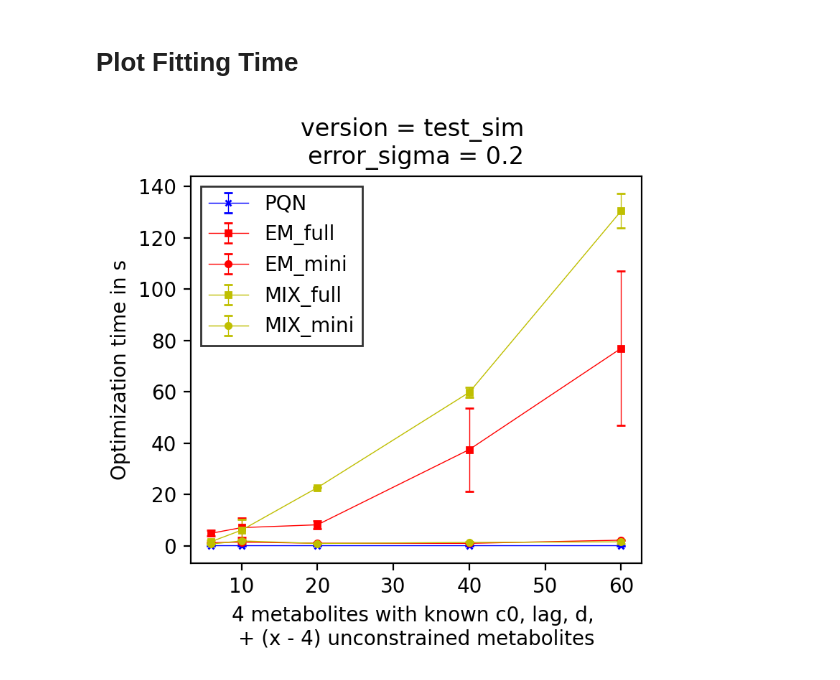
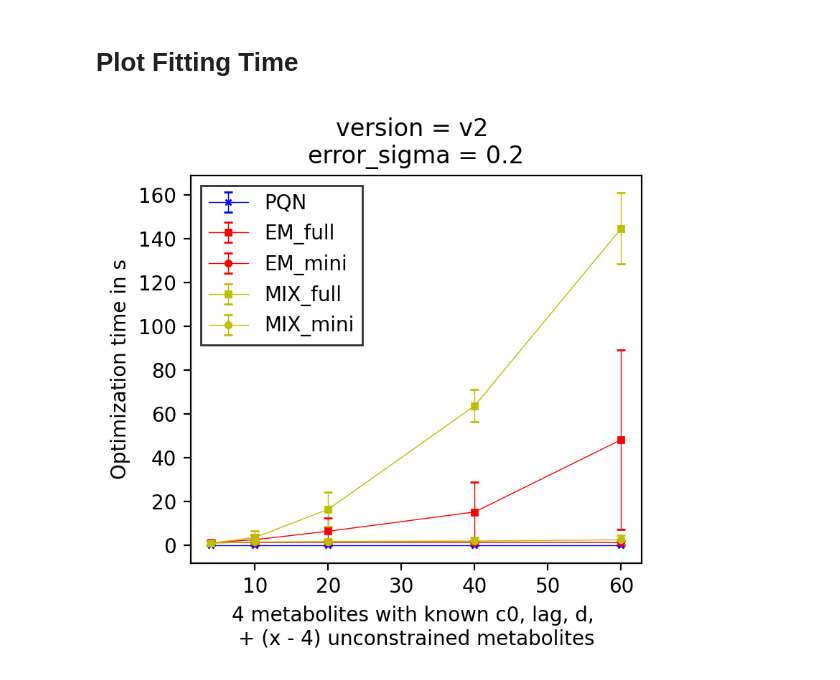
Before and after one commit to Gotsmy/sweat_normalization, a Jupyter notebook: Simulation_Analysis.ipynb, the cells around one changed output. Saved outputs shown, nothing was run; the diff lists cells and outputs as text; code cells hidden in the pictures.

Commit message:
removed redundant test simulations.

```diff
--- a/Simulation_Analysis.ipynb
+++ b/Simulation_Analysis.ipynb
@@ -100,7 +100,7 @@ def plot_performance(diagnosis_name,results_sv):
 
     # significances
     tmp_dic = {'PQN':tmp_pqn,'EM_full':tmp_em_full,'EM_mini':tmp_em_mini,'MIX_full':tmp_mix_full,'MIX_mini':tmp_mix_mini}
-    tmp_dic = {'PQN':0,'EM_full':1,'EM_mini':2,'MIX_full':3,'MIX_mini':4}
+    tmp_loc = {'PQN':0,'EM_full':1,'EM_mini':2,'MIX_full':3,'MIX_mini':4}
     if np.max([tmp_pqn,tmp_em_full,tmp_em_mini,tmp_mix_full,tmp_mix_mini]) > maximum:
         maximum = np.max([tmp_pqn,tmp_em_full,tmp_em_mini,tmp_mix_full,tmp_mix_mini])
     height          = maximum*1.1
@@ -110,12 +110,12 @@ def plot_performance(diagnosis_name,results_sv):
     for i,j in combinations(tmp_dic.keys(),2):
         test_result = ss.mannwhitneyu(tmp_dic[i],tmp_dic[j])
         if test_result.pvalue <= .05:
-                plt.plot(np.array([tmp_loc[i],tmp_loc[i],tmp_loc[j],tmp_loc[j]])+nr*3,
+                plt.plot(np.array([tmp_loc[i],tmp_loc[i],tmp_loc[j],tmp_loc[j]]),
                          [height-maximum*bracket_size,height,height,height-maximum*bracket_size],
                          'k',
                          linewidth=.5
                         )
-                plt.text(np.mean([tmp_loc[i],tmp_loc[j]])+nr*3,
+                plt.text(np.mean([tmp_loc[i],tmp_loc[j]]),
                          height+maximum*text_offset,
                          significance_star(test_result.pvalue),
                          ha='center',
@@ -156,7 +156,7 @@ def plot_points(diagnosis_name,results_sv):
 # %%
 # load data
 error_sigma   = .2
-n_metabolites = 4
+n_metabolites = 60
 path          = 'v2'
 base          = '/home/users/mgotsmy/paper_gits/211109_sweat_normalization_github/sweat_normalization/simulation_results'
 with open(f'{base}/{path}_e_{error_sigma}_n_{n_metabolites}.pkl','rb') as file:
@@ -250,38 +250,38 @@ plt.show()
 # %%
 # load data
 error_sigma   = .2
-path          = 'test_sim'
-base          = '/home/users/mgotsmy/paper_gits/211109_sweat_normalization_github/sweat_normalization'
-n_metabolites_list = np.array([6,10,20,40,60])
+path          = 'v2'
+base          = '/home/users/mgotsmy/paper_gits/211109_sweat_normalization_github/sweat_normalization/simulation_results'
+n_metabolites_list = np.array([4,10,20,40,60])
 markers = ['x','s','o','s','o']
 colors  = ['b','r','r','y','y']
 methods = ['PQN','EM_full','EM_mini','MIX_full','MIX_mini']
 
 total_times = []
 total_stds  = []
 for n_metabolites in n_metabolites_list:
     with open(f'{base}/{path}_e_{error_sigma}_n_{n_metabolites}.pkl','rb') as file:
         results_time,results_sv,results_model,raw_values = pickle.load(file)
     tmp_times = []
     tmp_stds  = []
     for method in methods:
         tmp_times.append(np.mean(results_time[method]))
         tmp_stds.append(np.std(results_time[method]))
     total_times.append(tmp_times)
     total_stds.append(tmp_stds)
 total_times = np.array(total_times)
 total_stds  = np.array(total_stds)
 
 plt.figure(dpi=200,figsize=(4,4))
 plt.title('version = {} \nerror_sigma = {:.1f}'.format(path,error_sigma))
 for nr, label in enumerate(methods):
     plt.errorbar(n_metabolites_list,total_times[:,nr],yerr=total_stds[:,nr],color=colors[nr],marker=markers[nr],linewidth=.5,capsize=2,label=label,markersize=3)
 plt.xlabel('4 metabolites with known c0, lag, d, \n+ (x - 4) unconstrained metabolites')
 plt.ylabel('Optimization time in s')
 # plt.yscale('log')
 ######## Concluding Commands
 plt.legend(edgecolor='k',fancybox=False) # loc=(1.1,0),
 plt.tight_layout()
 plt.show()
 # %% [output]
-[figure, old version]
+[figure, new version]
```
Also changed, not shown: parts of 2 cells of this notebook.
